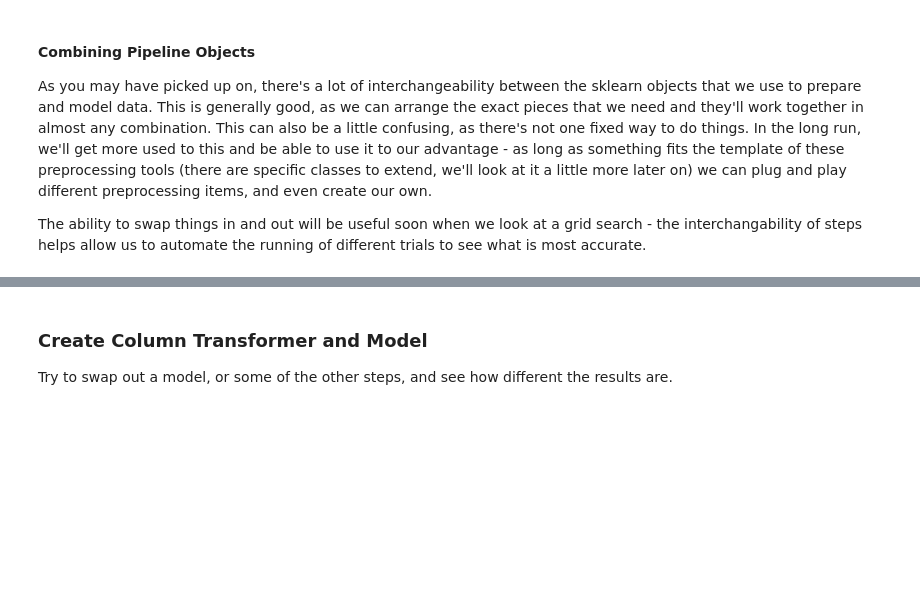
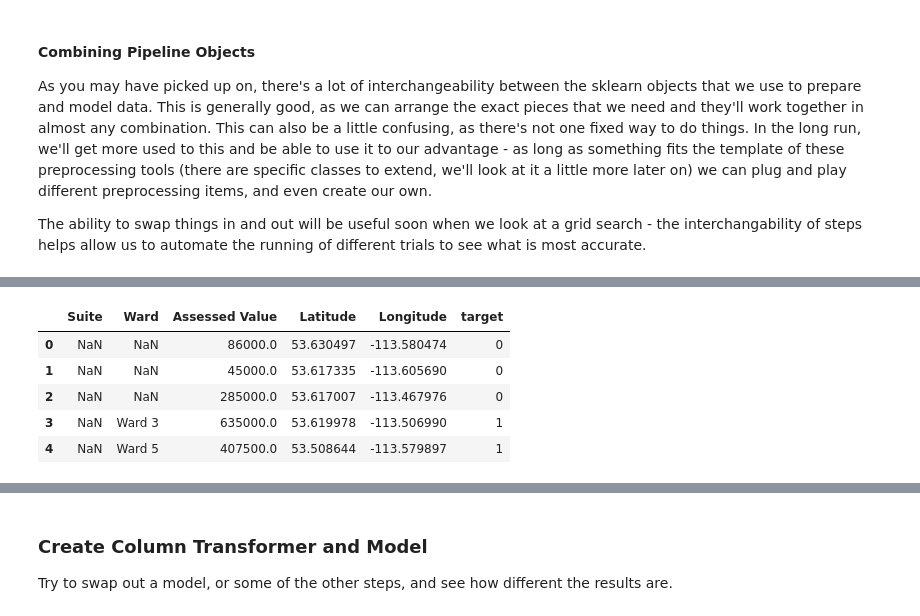
Before and after one commit to michaeljharris/Intro_to_Machine_Learning_Student_Workbooks, a Jupyter notebook: 003_pipeline_impute_sol.ipynb, the cells around one changed output, grey strips where cells are left out. Cells and saved outputs as stored; diff of their text form; code cells hidden in the pictures; blank space fills up the shorter version.

```diff
--- a/003_pipeline_impute_sol.ipynb
+++ b/003_pipeline_impute_sol.ipynb
@@ -310,0 +335,10 @@ memory usage: 54.1 KB
+# %%
+df_ = df_.drop(columns=(["Street Name", "Account Number", "House Number", "Neighbourhood", "Neighbourhood ID"]))
+df_.head()
+# %% [output]
+|  | Suite | Ward | Assessed Value | Latitude | Longitude | target |
+| 0 | NaN | NaN | 86000.0 | 53.630497 | -113.580474 | 0 |
+| 1 | NaN | NaN | 45000.0 | 53.617335 | -113.605690 | 0 |
+| 2 | NaN | NaN | 285000.0 | 53.617007 | -113.467976 | 0 |
+| 3 | NaN | Ward 3 | 635000.0 | 53.619978 | -113.506990 | 1 |
+| 4 | NaN | Ward 5 | 407500.0 | 53.508644 | -113.579897 | 1 |
```
Also changed, not shown: parts of 12 cells of this notebook, 2 other files.
